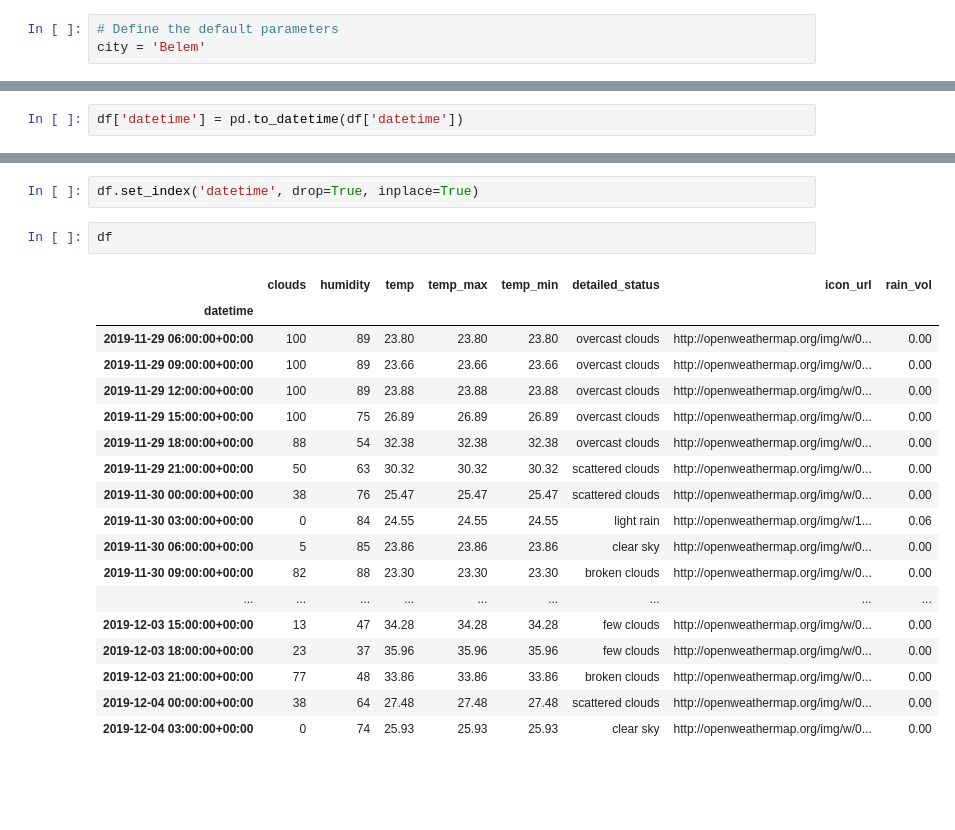
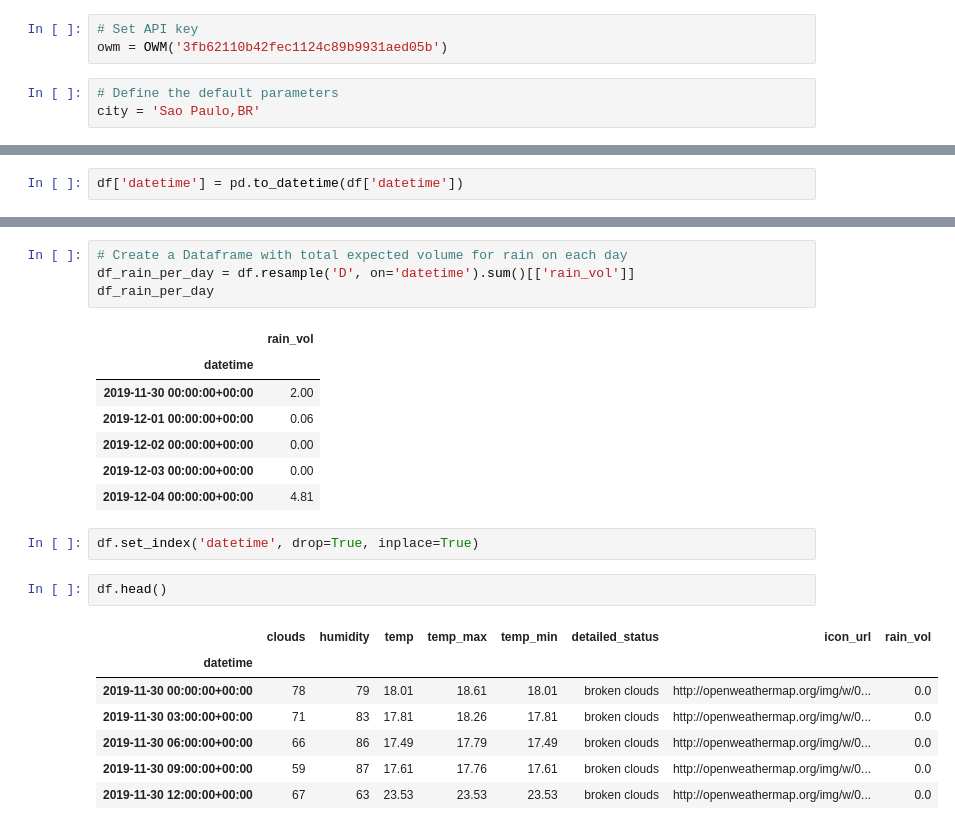
Before and after one commit to GabrielSGoncalves/papermill_medium, a Jupyter notebook: pyowm.ipynb, the cells around one changed output, grey strips where cells are left out. Cells and saved outputs as stored; diff of their text form; blank space fills up the shorter version.

```diff
--- a/pyowm.ipynb
+++ b/pyowm.ipynb
@@ -10,9 +11,12 @@ More information on the links below:<br>
 import pyowm
 import pandas as pd
 import seaborn as sns
+# %%
+# Set API key
+owm = OWM('3fb62110b42fec1124c89b9931aed05b')
 # %%
 # Define the default parameters
-city = 'Belem'
+city = 'Sao Paulo,BR'
 # %%
 # Instantiate forecast object and fetch weather information about city
 fc = owm.three_hours_forecast(city)
@@ -76,23 +154,24 @@ df['datetime'] = pd.to_datetime(df['datetime'])
+# %%
+# Create a Dataframe with total expected volume for rain on each day
+df_rain_per_day = df.resample('D', on='datetime').sum()[['rain_vol']]
+df_rain_per_day
+# %% [output]
+|  | rain_vol |
+| datetime |  |
+| 2019-11-30 00:00:00+00:00 | 2.00 |
+| 2019-12-01 00:00:00+00:00 | 0.06 |
+| 2019-12-02 00:00:00+00:00 | 0.00 |
+| 2019-12-03 00:00:00+00:00 | 0.00 |
+| 2019-12-04 00:00:00+00:00 | 4.81 |
 # %%
 df.set_index('datetime', drop=True, inplace=True)
 # %%
-df
+df.head()
 # %% [output]
 |  | clouds | humidity | temp | temp_max | temp_min | detailed_status | icon_url | rain_vol |
 | datetime |  |  |  |  |  |  |  |  |
-| 2019-11-29 06:00:00+00:00 | 100 | 89 | 23.80 | 23.80 | 23.80 | overcast clouds | http://openweathermap.org/img/w/0... | 0.00 |
-| 2019-11-29 09:00:00+00:00 | 100 | 89 | 23.66 | 23.66 | 23.66 | overcast clouds | http://openweathermap.org/img/w/0... | 0.00 |
-| 2019-11-29 12:00:00+00:00 | 100 | 89 | 23.88 | 23.88 | 23.88 | overcast clouds | http://openweathermap.org/img/w/0... | 0.00 |
-| 2019-11-29 15:00:00+00:00 | 100 | 75 | 26.89 | 26.89 | 26.89 | overcast clouds | http://openweathermap.org/img/w/0... | 0.00 |
-| 2019-11-29 18:00:00+00:00 | 88 | 54 | 32.38 | 32.38 | 32.38 | overcast clouds | http://openweathermap.org/img/w/0... | 0.00 |
-| 2019-11-29 21:00:00+00:00 | 50 | 63 | 30.32 | 30.32 | 30.32 | scattered clouds | http://openweathermap.org/img/w/0... | 0.00 |
-| 2019-11-30 00:00:00+00:00 | 38 | 76 | 25.47 | 25.47 | 25.47 | scattered clouds | http://openweathermap.org/img/w/0... | 0.00 |
-| 2019-11-30 03:00:00+00:00 | 0 | 84 | 24.55 | 24.55 | 24.55 | light rain | http://openweathermap.org/img/w/1... | 0.06 |
-| 2019-11-30 06:00:00+00:00 | 5 | 85 | 23.86 | 23.86 | 23.86 | clear sky | http://openweathermap.org/img/w/0... | 0.00 |
-| 2019-11-30 09:00:00+00:00 | 82 | 88 | 23.30 | 23.30 | 23.30 | broken clouds | http://openweathermap.org/img/w/0... | 0.00 |
-| ... | ... | ... | ... | ... | ... | ... | ... | ... |
-| 2019-12-03 15:00:00+00:00 | 13 | 47 | 34.28 | 34.28 | 34.28 | few clouds | http://openweathermap.org/img/w/0... | 0.00 |
-| 2019-12-03 18:00:00+00:00 | 23 | 37 | 35.96 | 35.96 | 35.96 | few clouds | http://openweathermap.org/img/w/0... | 0.00 |
-| 2019-12-03 21:00:00+00:00 | 77 | 48 | 33.86 | 33.86 | 33.86 | broken clouds | http://openweathermap.org/img/w/0... | 0.00 |
-| 2019-12-04 00:00:00+00:00 | 38 | 64 | 27.48 | 27.48 | 27.48 | scattered clouds | http://openweathermap.org/img/w/0... | 0.00 |
-| 2019-12-04 03:00:00+00:00 | 0 | 74 | 25.93 | 25.93 | 25.93 | clear sky | http://openweathermap.org/img/w/0... | 0.00 |
+| 2019-11-30 00:00:00+00:00 | 78 | 79 | 18.01 | 18.61 | 18.01 | broken clouds | http://openweathermap.org/img/w/0... | 0.0 |
+| 2019-11-30 03:00:00+00:00 | 71 | 83 | 17.81 | 18.26 | 17.81 | broken clouds | http://openweathermap.org/img/w/0... | 0.0 |
+| 2019-11-30 06:00:00+00:00 | 66 | 86 | 17.49 | 17.79 | 17.49 | broken clouds | http://openweathermap.org/img/w/0... | 0.0 |
+| 2019-11-30 09:00:00+00:00 | 59 | 87 | 17.61 | 17.76 | 17.61 | broken clouds | http://openweathermap.org/img/w/0... | 0.0 |
+| 2019-11-30 12:00:00+00:00 | 67 | 63 | 23.53 | 23.53 | 23.53 | broken clouds | http://openweathermap.org/img/w/0... | 0.0 |
```
Also changed, not shown: parts of 17 cells of this notebook.
